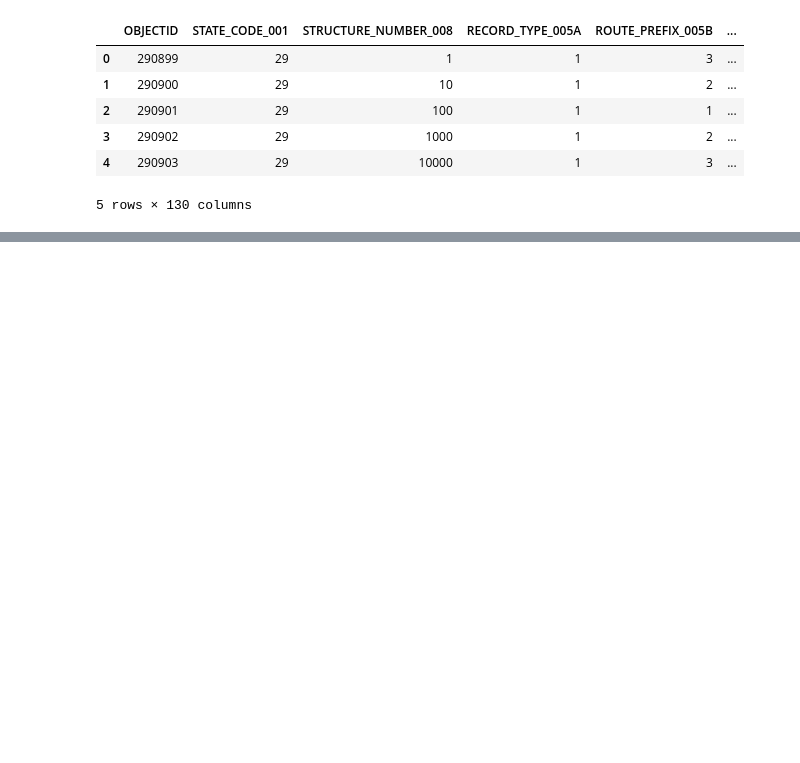
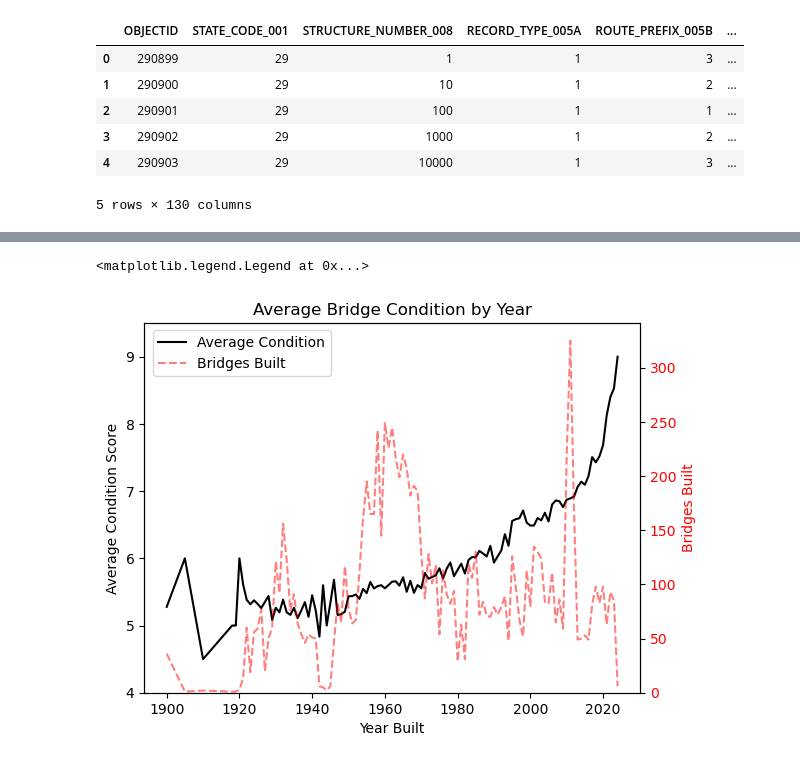
Before and after one commit to kenziemcallister/MODOT-Bridges-Data-Story, a Jupyter notebook: ConditionPlots.ipynb, the cells around one changed output, grey strips where cells are left out. Cells and saved outputs as stored; diff of their text form; code cells hidden in the pictures; blank space fills up the shorter version.

```diff
--- a/ConditionPlots.ipynb
+++ b/ConditionPlots.ipynb
@@ -68,3 +18,67 @@ ax.legend(
+# %%
+df_lineplot = pd.DataFrame()  # dataframe used for this specific visualization
+
+# store bridge condition and year built in the dataframe
+df_lineplot["Bridge Condition"] = df["LOWEST_RATING"]
+df_lineplot["Year Built"] = df["YEAR_BUILT_027"]
+
+# filter out a score of "N" in bridge condition to remove culverts
+df_lineplot["Bridge Condition"] = df_lineplot["Bridge Condition"].apply(lambda x: int(x) if x != "N" else "Culvert")
+df_lineplot = df_lineplot[df_lineplot["Bridge Condition"] != "Culvert"]
+
+# get average condition of bridges built in each year, store in df for seaborn usage
+avg_condition_list = df_lineplot.groupby("Year Built")["Bridge Condition"].mean()
+avg_condition_df = avg_condition_list.reset_index()
+avg_condition_df.columns = ["Year Built", "Average Bridge Condition"]
+
+# get number of bridges from each year
+bridge_counts = df_lineplot.groupby("Year Built").size().reset_index(name="Bridges Built")
+avg_condition_df = avg_condition_df.merge(bridge_counts, on="Year Built")
+
+# plot using seaborn -- avg bridge score in black, num of bridges in gray
+ax = sns.lineplot(data=avg_condition_df,
+                  x="Year Built",
+                  y="Average Bridge Condition",
+                  color="black",
+                  label="Average Condition")
+
+ax.set_ylim(ymin=4, ymax=9.5)
+ax.set_title("Average Bridge Condition by Year")
+ax.set_ylabel("Average Condition Score")
+
+ax2 = ax.twinx()
+ax2 = sns.lineplot(data=avg_condition_df,
+                   x="Year Built",
+                   y="Bridges Built",
+                   color="red",
+                   linestyle="--",
+                   alpha =0.5,
+                   label="Bridges Built")
+
+ax2.set_ylim(ymin=0)
+ax2.set_ylabel("Bridges Built", color="red")
+for label in ax2.get_yticklabels():
+    label.set_color("red")
+
+
+
+# grab labels used for legend
+lines_1, labels_1 = ax.get_legend_handles_labels()
+lines_2, labels_2 = ax2.get_legend_handles_labels()
+
+# remove autogenerated legends (sometimes overlap with legend to be added)
+ax.legend_.remove()
+ax2.legend_.remove()
+
+# add legend with labels from both axes
+ax.legend(
+    lines_1 + lines_2,
+    labels_1 + labels_2,
+    bbox_to_anchor=(.39, 1),
+)
+# %% [output]
+<matplotlib.legend.Legend at 0x...>
+[figure, added]
 # %%
 # Box plot of bridge condition by decade
 
```
Also changed, not shown: parts of 3 cells of this notebook.
